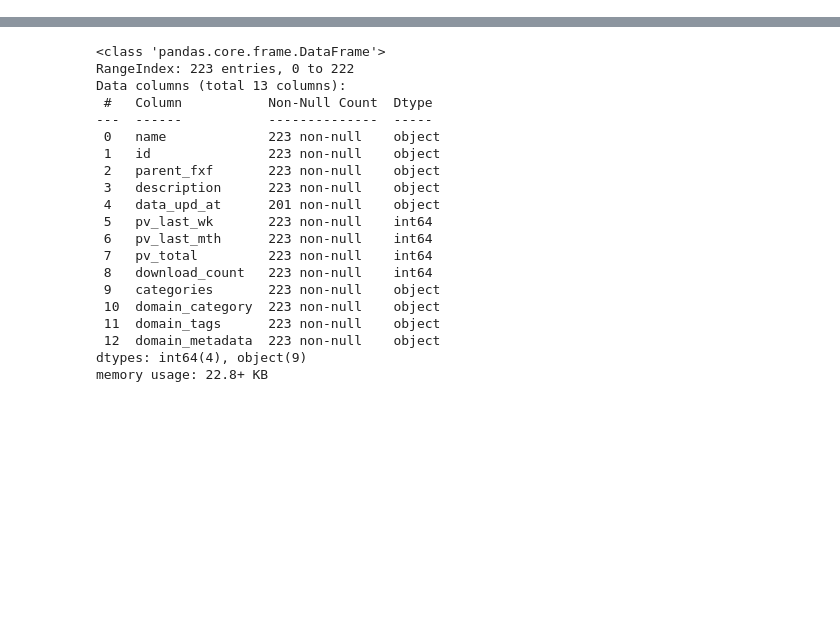
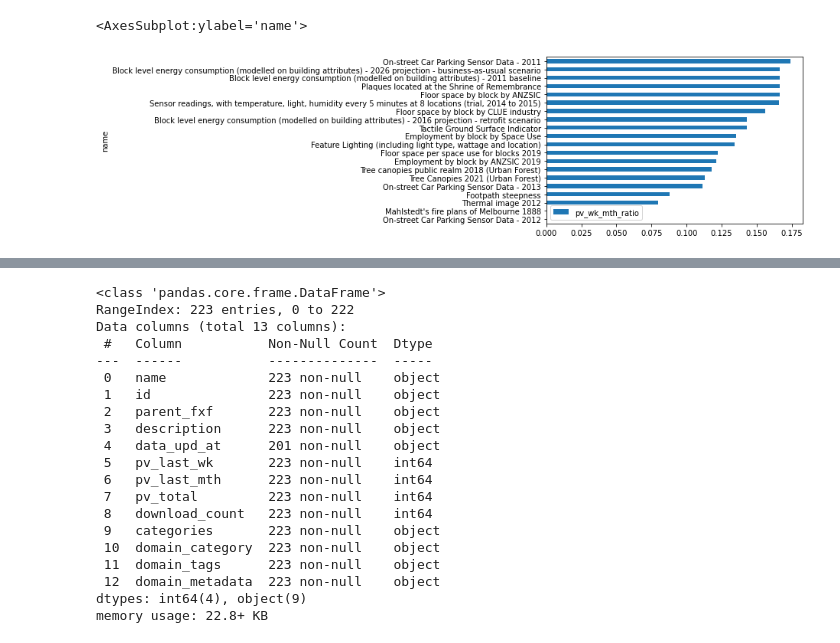
Before and after one commit to Chameleon-company/MOP, a Jupyter notebook: Albert/8lb_meta.ipynb, the cells around one changed output, grey strips where cells are left out. Cells and saved outputs as stored; diff of their text form; code cells hidden in the pictures; blank space fills up the shorter version.

```diff
--- a/Albert/8lb_meta.ipynb
+++ b/Albert/8lb_meta.ipynb
@@ -80,0 +142,7 @@ ds_df.head(2).T
+# %%
+ds_df_ratios = ds_df.copy()
+ds_df_ratios["pv_wk_mth_ratio"] = ds_df["pv_last_wk"]/ds_df["pv_last_mth"]
+ds_df_ratios["pv_dl_ratio"] = ds_df["pv_total"]/ds_df["download_count"]
+ds_df_ratios = ds_df_ratios[["name","id","pv_wk_mth_ratio","pv_last_mth",
+                             "pv_dl_ratio","download_count"]]
+ds_df_ratios.head(15)
@@ -80,0 +166,6 @@ ds_df.head(2).T
+# %%
+ds_df_ratios = ds_df_ratios.sort_values(by=["pv_wk_mth_ratio"], ascending=True)
+ds_df_ratios.head(20).plot.barh(x="name",y="pv_wk_mth_ratio")
+# %% [output]
+<AxesSubplot:ylabel='name'>
+[figure, added]
```
Also changed, not shown: parts of 15 cells of this notebook, 16 other files.
